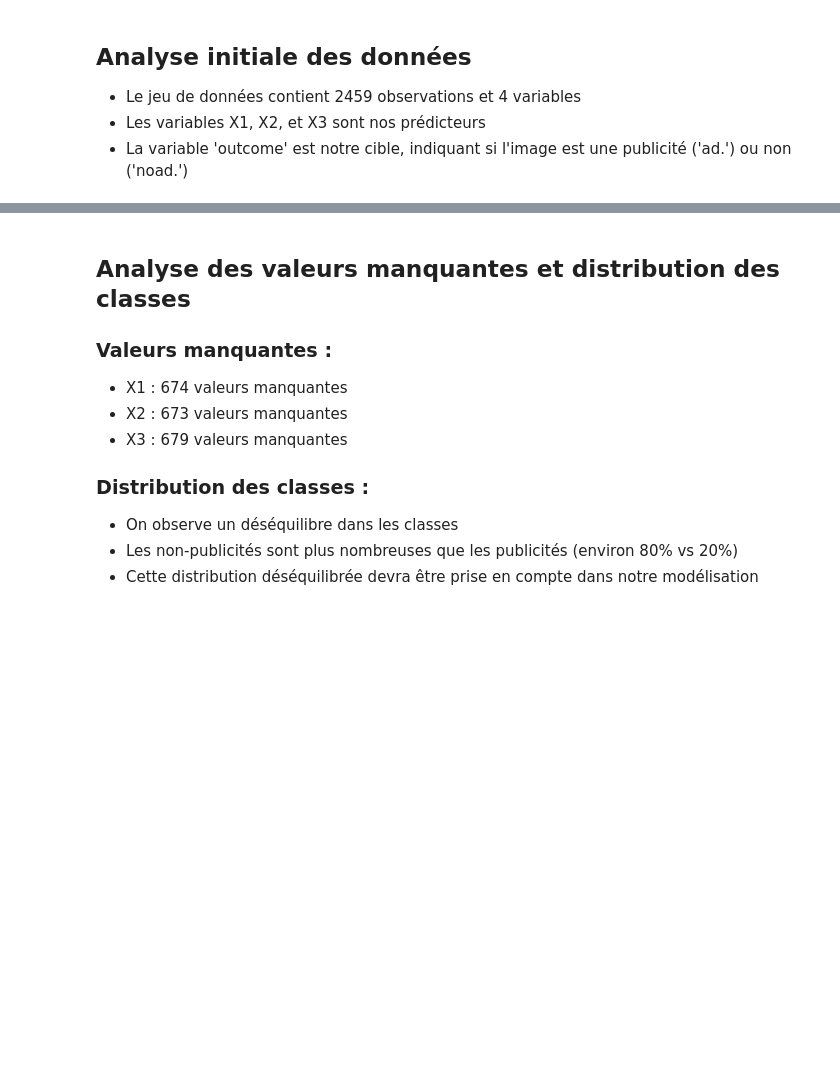
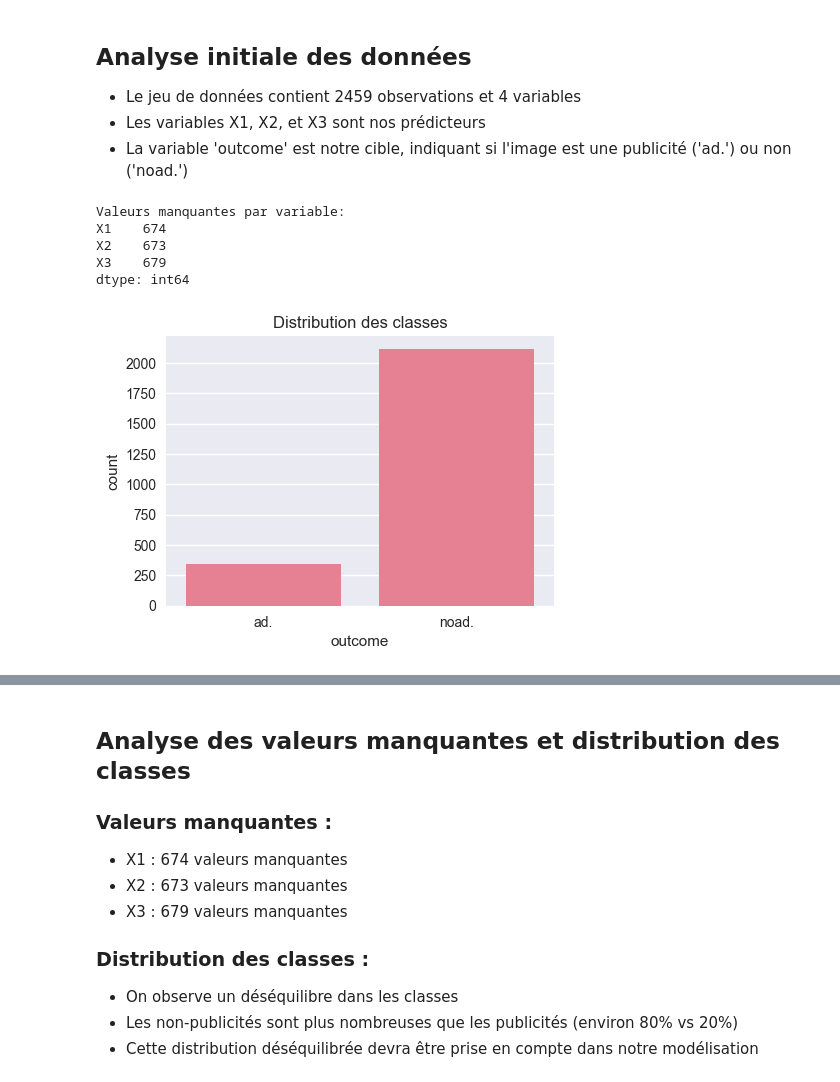
Before and after one commit to Abdoullatuf/Projet-STA211-2025, a Jupyter notebook: projet_sta211_complet.ipynb, the cells around one changed output, grey strips where cells are left out. Drawn from its saved outputs; the diff is of its cells as text; code cells hidden in the pictures; blank space fills up the shorter version.

```diff
--- a/projet_sta211_complet.ipynb
+++ b/projet_sta211_complet.ipynb
@@ -43,11 +61,18 @@ print(data.head())
 # %%
 # Analyse des valeurs manquantes
 missing_values = data[['X1', 'X2', 'X3']].isnull().sum()
 print("\nValeurs manquantes par variable:")
 print(missing_values)
 
 # Distribution de la variable cible
-plt.figure(figsize=(8, 6))
+plt.figure(figsize=(5, 3.5))
 sns.countplot(x='outcome', data=data)
 plt.title('Distribution des classes')
 plt.show()
+# %% [output]
+Valeurs manquantes par variable:
+X1    674
+X2    673
+X3    679
+dtype: int64
+[figure, added]
```
Also changed, not shown: parts of 10 cells of this notebook.
